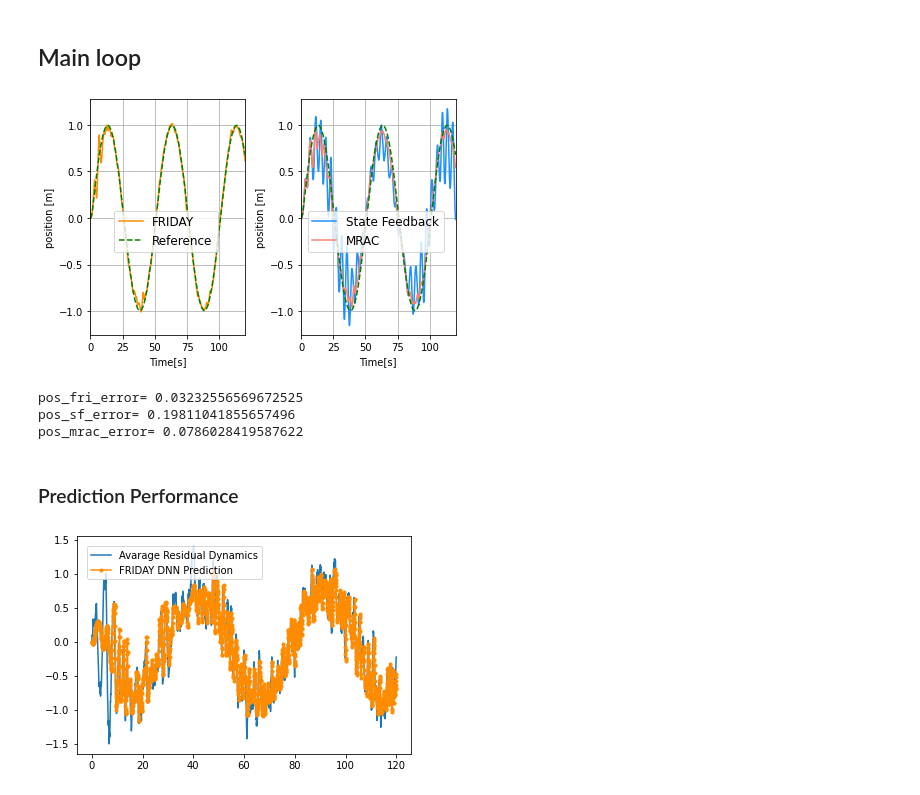
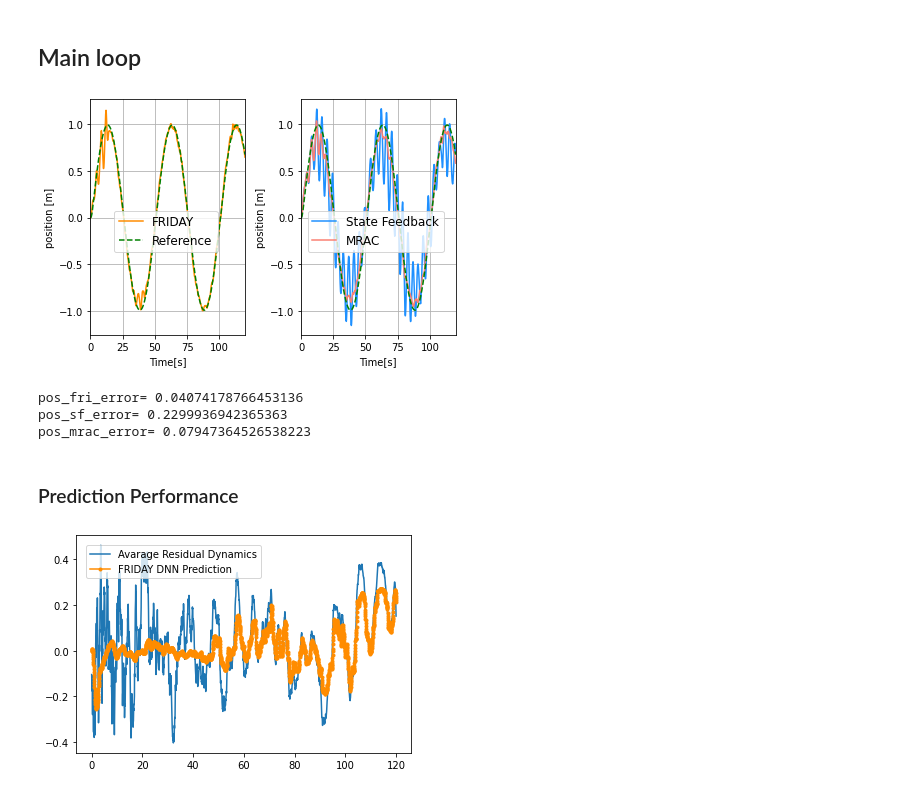
Before and after one commit to SpaceTAKA/FRIDAY_CarSimu, a Jupyter notebook: FRIDAY_CarSimu.ipynb, the cells around one changed output. Drawn from its saved outputs; the diff is of its cells as text; code cells hidden in the pictures.

```diff
--- a/FRIDAY_CarSimu.ipynb
+++ b/FRIDAY_CarSimu.ipynb
@@ -210,8 +210,8 @@ class PositioningCar:
 
       #Param-truth
       if self.key=="param":
-        m_ti=self.m  +  9*self.m*(1- np.exp(-t/100) )
-        lambda_ti=np.exp(-t/100)
+        m_ti=self.m  +  9*self.m*(1- np.exp(-t/120) )
+        lambda_ti=np.exp(-t/120)
         dx[1]=  ( lambda_ti*u )/m_ti
 
       #Multi-truth
@@ -255,7 +255,7 @@ class PositioningCar:
       K=linalg.inv(R).dot(B.T).dot(P)
       E= linalg.eigvals(A-B.dot(K))
 
-      return K
+      return P, K
 
 
     def plot_graph(t, data,data2, data3,data4 ,lbls, scls, fig):
@@ -298,7 +298,7 @@ car=PositioningCar(m, "enviro")
 A, B = car.model_matrix()
 Q=np.diag([20,5])
 R=np.eye(1)
-K = PositioningCar.lqr(A,B,Q,R)
+P, K = PositioningCar.lqr(A,B,Q,R)
 
 
 T=120
@@ -332,8 +332,8 @@ sigma=0
 
 
 #----FRIDAY parameters--------
-invB = (1/m)**(-1)
-LipR= (m)**(1/4)
+invB = m
+LipR= (m)**(-1/4)
 
 x_fri = np.zeros([len(t), 2])
 u_fri = np.zeros([len(t), 1])
@@ -379,8 +379,6 @@ for i in range(1, len(t) ):
   ur = - m*omega**2*np.sin(omega*t[i])
 
 
-
-
   r[i,:] = np.array([ pr,vr ])
   dist=1*np.random.randn(1)
 
@@ -396,6 +394,7 @@ for i in range(1, len(t) ):
   u_n[i]= -np.dot(K,x_mrac[i-1,:]-r[i,:]) + ur
 
   sigma= np.append(  x_mrac[i-1,:],  u_n[i]  ) #ADAPT
+  e=x_mrac[i-1,:]-x_r[i-1,:]
   dW= gamma*sigma*(e@P@B)
   W_hat =W_hat + dW*dt
   u_a[i] = - W_hat@sigma
@@ -444,37 +443,37 @@ for i in range(1, len(t) ):
   NN.params["W3"]  *= LipR/sigma3
 
   v4=  (NN.params["W4"].T@u4) /  l2norm( NN.params["W4"].T@u4)
   u4= (NN.params["W4"]@v4 )/ l2norm(  NN.params["W4"]@v4  )
   sigma4 = u4.T@NN.params["W4"]@v4
   NN.params["W4"]  *= LipR/sigma4
 
 
   grads=NN.gradient(x_batch, t_batch)
   params=NN.params
   optimizer.update(params, grads)
 
 #--------------PLOT---------------
 
 plt.close("all")
 
 lbls= ('position [m]', 'velosity [m/s]')
 scls = (1, 1)
 base_fig = plt.figure()
 PositioningCar.plot_graph(t,  x_sf, x_mrac,x_fri, x_r ,lbls, scls, base_fig)
 
 plt.show()
 
 FRI=abs(x_fri[:,0]- x_r[:,0])
 print("pos_fri_error=",np.average( FRI))
 SF=abs(x_sf[:,0]- x_r[:,0])
 print("pos_sf_error=",np.average( SF ))
 MRAC=abs(x_mrac[:,0]- x_r[:,0])
 print("pos_mrac_error=",np.average( MRAC ))
 # %% [output]
-[figure, old version]
+[figure, new version]
-pos_fri_error= 0.03232556569672525
-pos_sf_error= 0.19811041855657496
-pos_mrac_error= 0.0786028419587622
+pos_fri_error= 0.04074178766453136
+pos_sf_error= 0.2299936942365363
+pos_mrac_error= 0.07947364526538223
 # %% [markdown]
 ### Prediction Performance
 # %%
@@ -489,4 +488,4 @@ plt.plot(t, pre1, color="darkorange", marker=".",label="FRIDAY DNN Prediction")
 plt.legend(bbox_to_anchor=(0, 1), loc='upper left', borderaxespad=1, fontsize=10)
 plt.show()
 # %% [output]
-[figure, old version]
+[figure, new version]
```
